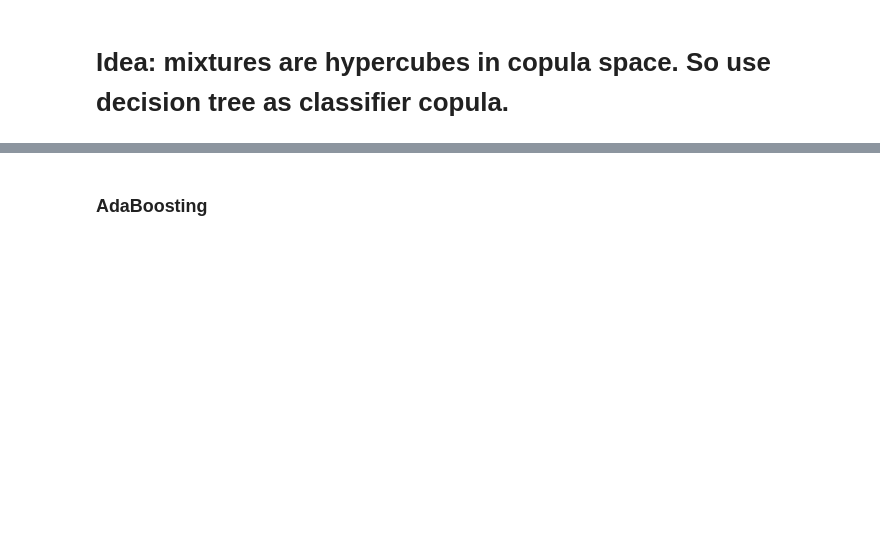
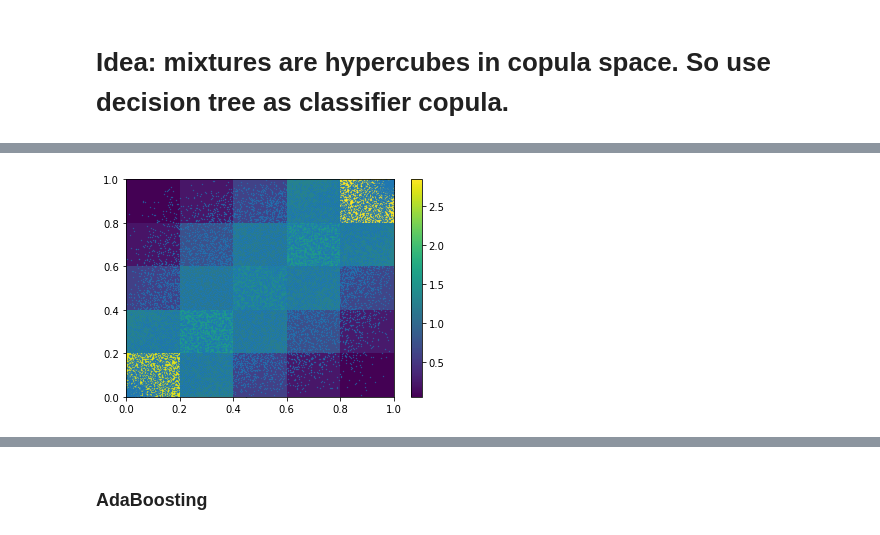
Before and after one commit to Huk-David/Ratio-Copula, a Jupyter notebook: Copula by Ratio Estimation/copula_hyper_trees.ipynb, the cells around one changed output, grey strips where cells are left out. Cells and saved outputs as stored; diff of their text form; code cells hidden in the pictures; blank space fills up the shorter version.

```diff
--- a/Copula by Ratio Estimation/copula_hyper_trees.ipynb
+++ b/Copula by Ratio Estimation/copula_hyper_trees.ipynb
@@ -31,0 +37,16 @@ array([[0.50600568, 0.49399432]])
+# %%
+data_p = scs.multivariate_normal.rvs(mean=[0.,0.],cov=[[1,0.7],[0.7,1]],size=(25000))
+data_p_cop = scs.norm.cdf(data_p)
+data_q = scs.norm.rvs(size=(25000,2))
+data_q_cop = scs.norm.cdf(data_q)
+X = np.concatenate([data_p_cop,data_q_cop])
+Y = np.concatenate([np.ones(data_p_cop.shape[0]),np.zeros(data_p_cop.shape[0])])
+plt.scatter(data_p_cop[:,0],data_p_cop[:,1],s=0.1)
+plt.hist2d(data_p_cop[:,0],data_p_cop[:,1],bins=5,density=True,zorder=-10)
+
+plt.colorbar()
+plt.ylim(0,1)
+plt.xlim(0,1)
+plt.show()
+# %% [output]
+[figure, added]
```
Also changed, not shown: parts of 13 cells of this notebook.
